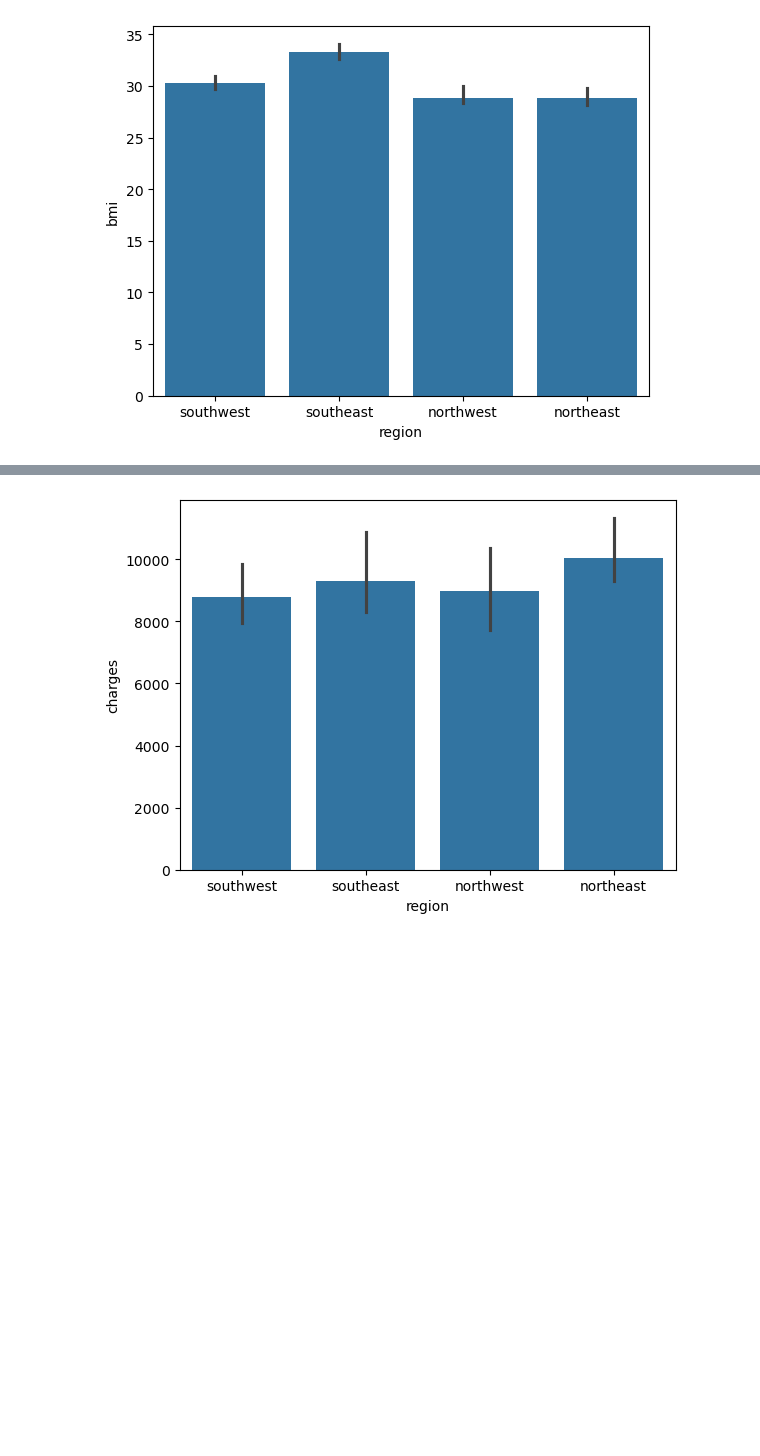
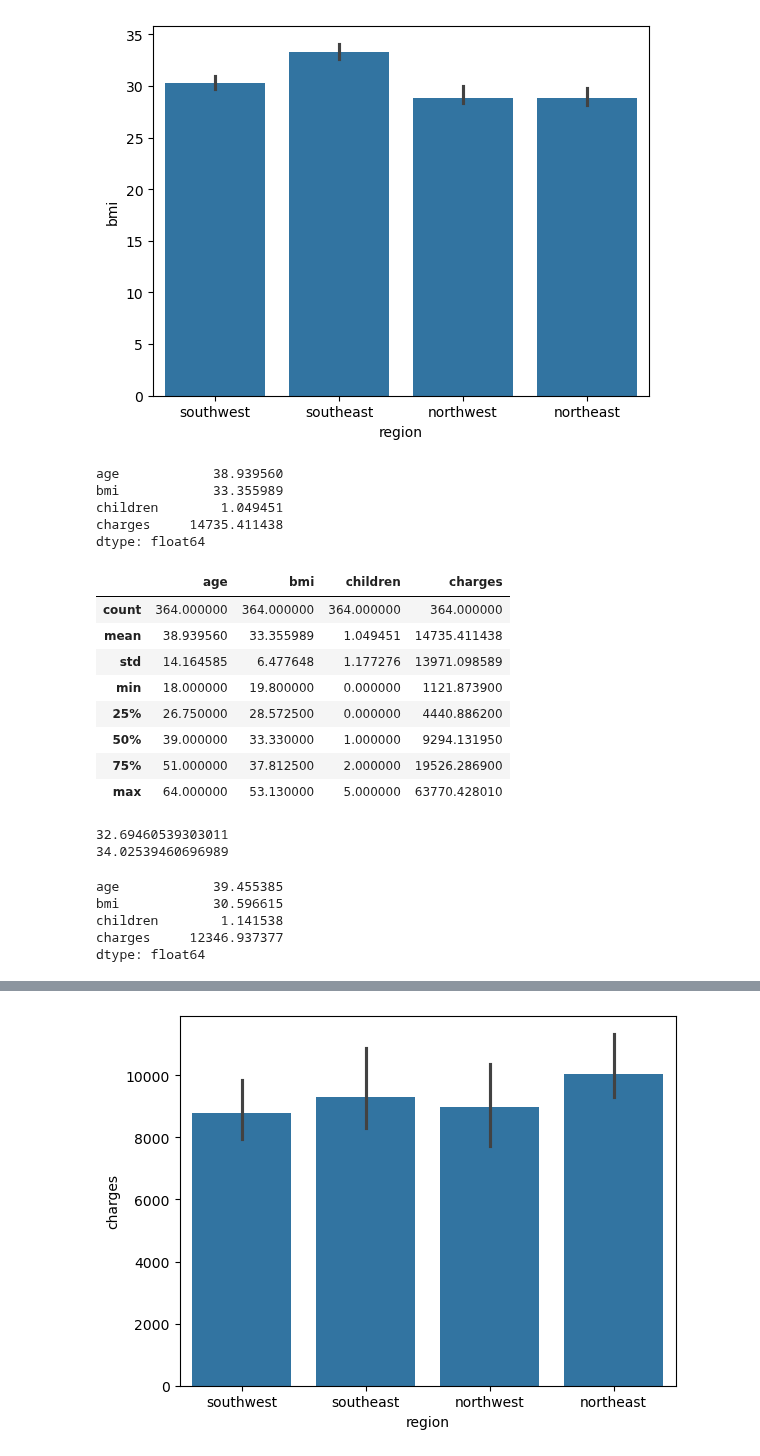
Before and after one commit to DanLightner/BUSA321, a Jupyter notebook: BUSA321/Chapter 6 - Bivariate Categorical-Numerical Visualization (barplots).ipynb, the cells around one changed output, grey strips where cells are left out. Cells and saved outputs as stored; diff of their text form; code cells hidden in the pictures; blank space fills up the shorter version.

```diff
--- a/BUSA321/Chapter 6 - Bivariate Categorical-Numerical Visualization (barplots).ipynb
+++ b/BUSA321/Chapter 6 - Bivariate Categorical-Numerical Visualization (barplots).ipynb
@@ -115,3 +115,53 @@ from numpy import median
 sns.barplot(data=df, x="region", y="bmi", estimator=median);
 # %% [output]
 [figure]
+# %%
+# Correct way to filter the 'southeast' region
+southeast_data = df[df['region'] == 'southeast']
+
+# Calculate the mean for numerical columns in the southeast region
+southeast_mean = southeast_data.mean(numeric_only=True)
+
+# Display the result
+southeast_mean
+# %% [output]
+age            38.939560
+bmi            33.355989
+children        1.049451
+charges     14735.411438
+dtype: float64
+# %%
+southeast_data.describe()
+# %% [output]
+|  | age | bmi | children | charges |
+| count | 364.000000 | 364.000000 | 364.000000 | 364.000000 |
+| mean | 38.939560 | 33.355989 | 1.049451 | 14735.411438 |
+| std | 14.164585 | 6.477648 | 1.177276 | 13971.098589 |
+| min | 18.000000 | 19.800000 | 0.000000 | 1121.873900 |
+| 25% | 26.750000 | 28.572500 | 0.000000 | 4440.886200 |
+| 50% | 39.000000 | 33.330000 | 1.000000 | 9294.131950 |
+| 75% | 51.000000 | 37.812500 | 2.000000 | 19526.286900 |
+| max | 64.000000 | 53.130000 | 5.000000 | 63770.428010 |
+# %%
+import math
+
+print(33.36 - (1.96*(6.477/math.sqrt(364))))
+print(33.36 + (1.96*(6.477/math.sqrt(364))))
+# %% [output]
+32.69460539303011
+34.02539460696989
+# %%
+# Correct way to filter the 'southeast' region
+southwest_data = df[df['region'] == 'southwest']
+
+# Calculate the mean for numerical columns in the southeast region
+southwest_mean = southwest_data.mean(numeric_only=True)
+
+# Display the result
+southwest_mean
+# %% [output]
+age            39.455385
+bmi            30.596615
+children        1.141538
+charges     12346.937377
+dtype: float64
```
Also changed, not shown: parts of 5 cells of this notebook.
